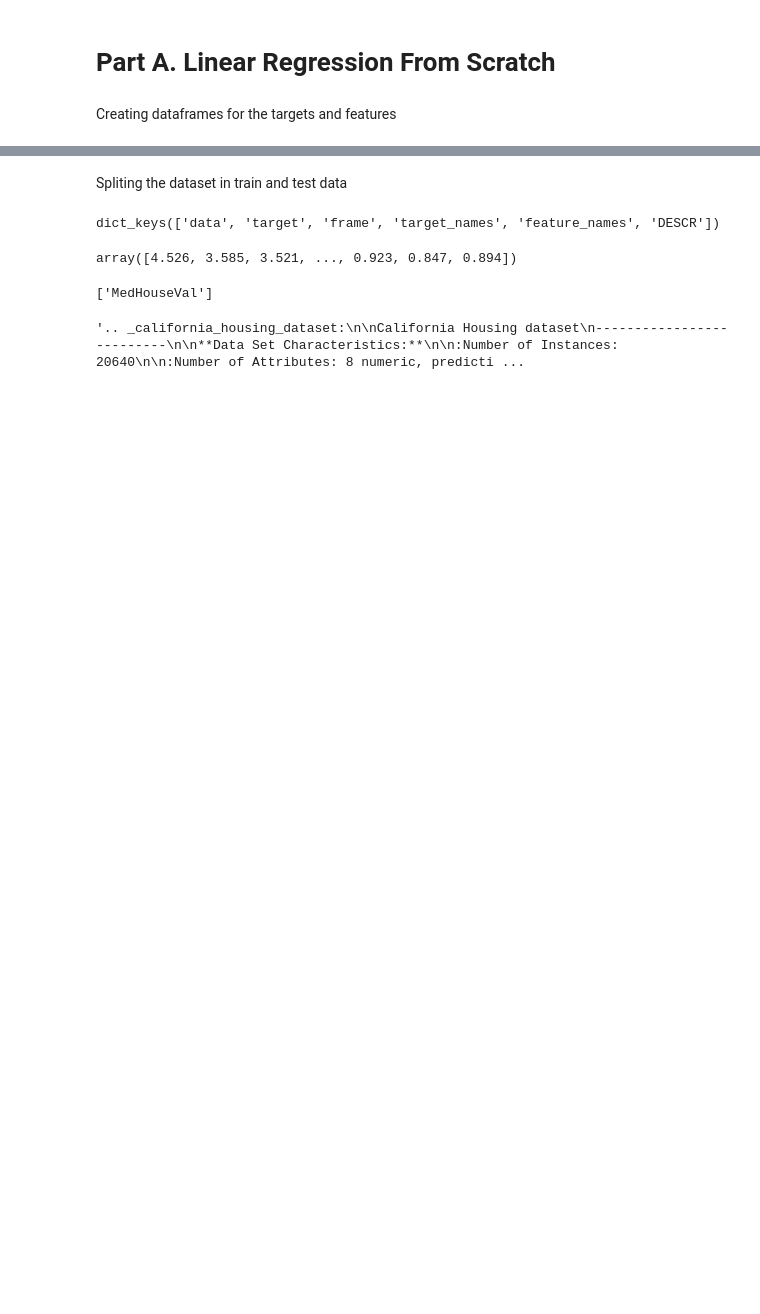
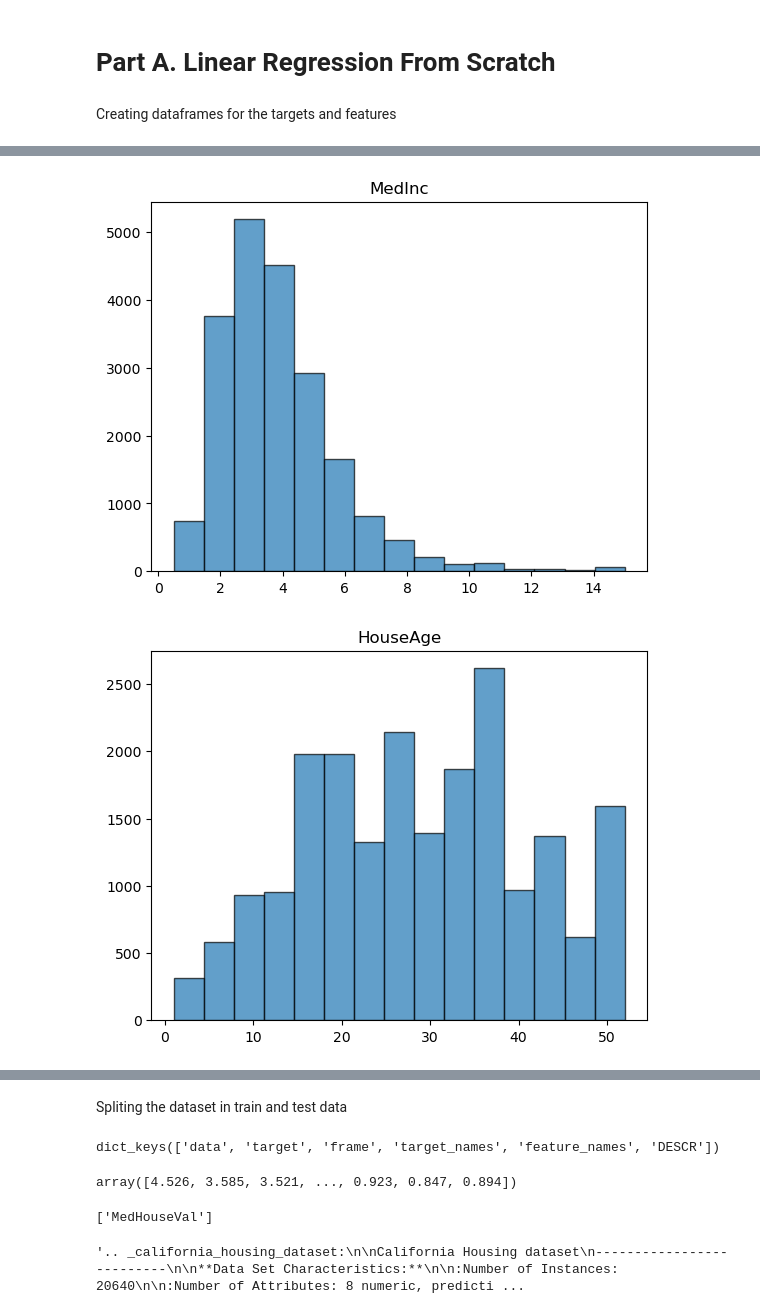
Before and after one commit to jorgeDongoG/ENEI-2025-ML1-Tarea1, a Jupyter notebook: scripts/Notebook.ipynb, the cells around one changed output, grey strips where cells are left out. Cells and saved outputs as stored; diff of their text form; code cells hidden in the pictures; blank space fills up the shorter version.

```diff
--- a/scripts/Notebook.ipynb
+++ b/scripts/Notebook.ipynb
@@ -12,0 +54,10 @@ y = pd.DataFrame(fetch_california_housing()['target'], columns=fetch_california_
+# %%
+for target in ['MedInc', 'HouseAge', 'AveRooms', 'AveBedrms', 'Population', 'AveOccup']:
+    plt.hist(X[target], bins=15, edgecolor='black', alpha=0.7)
+    plt.title(target)
+    plt.show()
+
+print('Excepting ')
+# %% [output]
+[figure, added]
+[figure, added]
```
Also changed, not shown: parts of 5 cells of this notebook.
